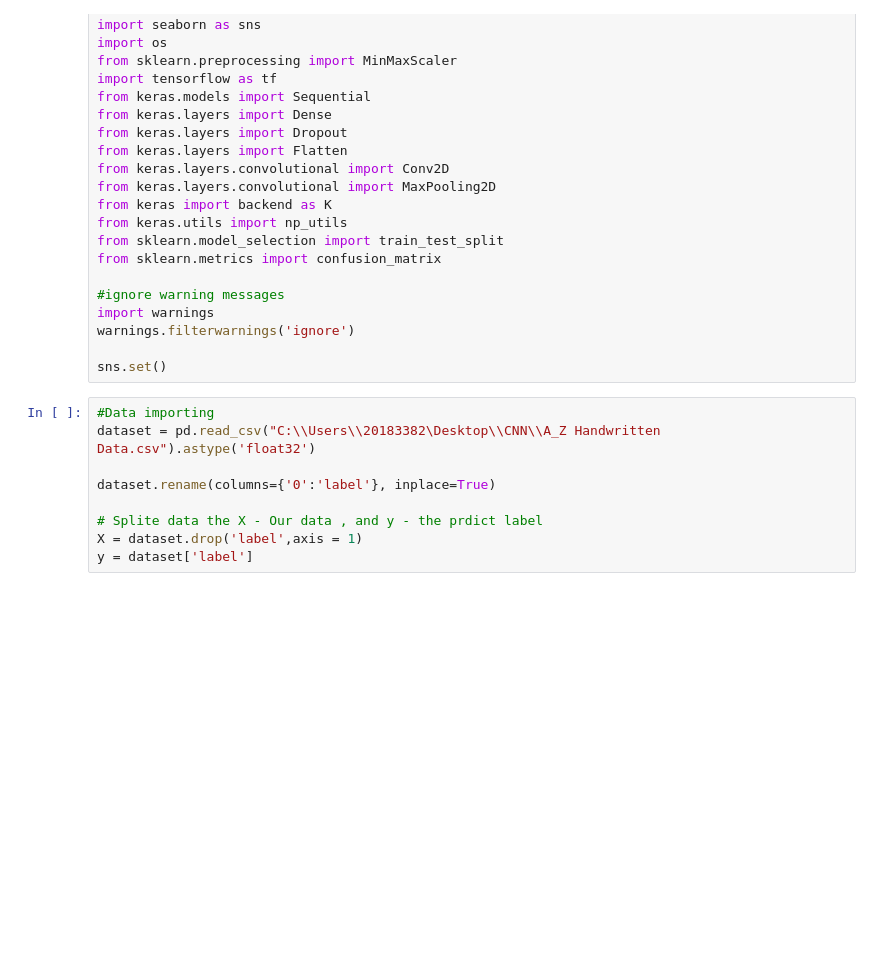
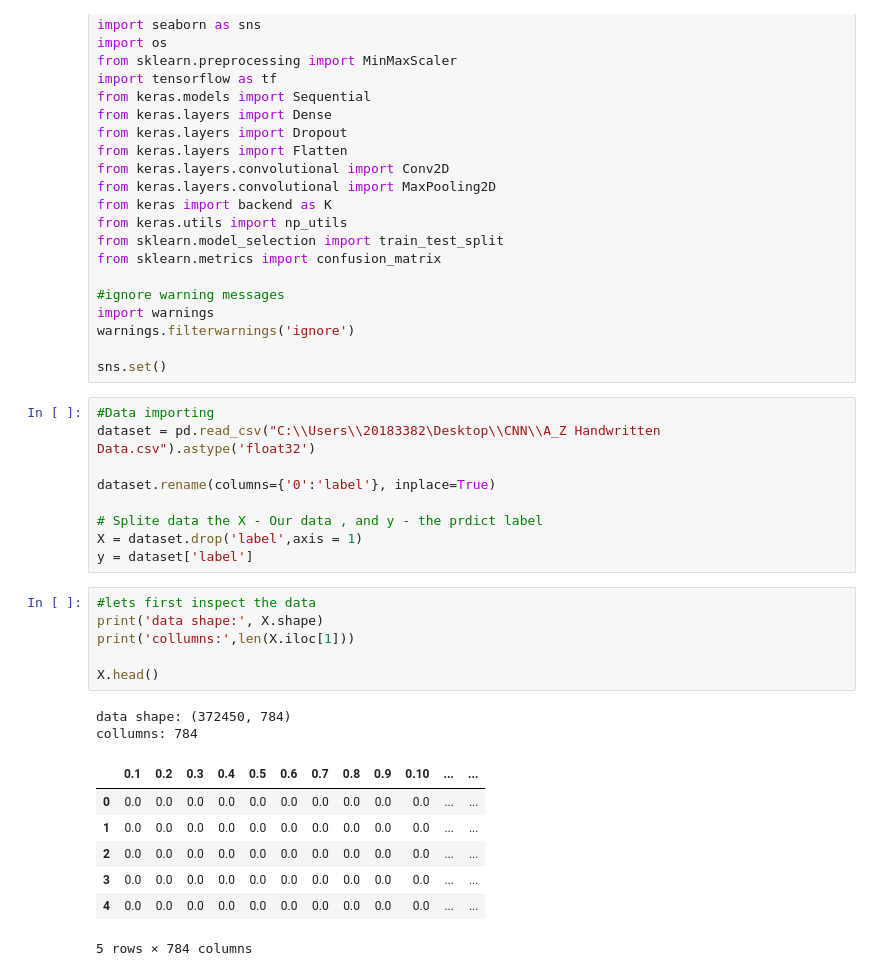
Before and after one commit to Bandabou/CNN-letter-classification, a Jupyter notebook: CNN.ipynb, the cells around one changed output. Saved outputs shown, nothing was run; the diff lists cells and outputs as text; blank space fills up the shorter version.

```diff
--- a/CNN.ipynb
+++ b/CNN.ipynb
@@ -37,3 +37,19 @@ dataset.rename(columns={'0':'label'}, inplace=True)
 # Splite data the X - Our data , and y - the prdict label
 X = dataset.drop('label',axis = 1)
 y = dataset['label']
+# %%
+#lets first inspect the data
+print('data shape:', X.shape)
+print('collumns:',len(X.iloc[1]))
+
+X.head()
+# %% [output]
+data shape: (372450, 784)
+collumns: 784
+|  | 0.1 | 0.2 | 0.3 | 0.4 | 0.5 | 0.6 | 0.7 | 0.8 | 0.9 | 0.10 | ... | ... |
+| 0 | 0.0 | 0.0 | 0.0 | 0.0 | 0.0 | 0.0 | 0.0 | 0.0 | 0.0 | 0.0 | ... | ... |
+| 1 | 0.0 | 0.0 | 0.0 | 0.0 | 0.0 | 0.0 | 0.0 | 0.0 | 0.0 | 0.0 | ... | ... |
+| 2 | 0.0 | 0.0 | 0.0 | 0.0 | 0.0 | 0.0 | 0.0 | 0.0 | 0.0 | 0.0 | ... | ... |
+| 3 | 0.0 | 0.0 | 0.0 | 0.0 | 0.0 | 0.0 | 0.0 | 0.0 | 0.0 | 0.0 | ... | ... |
+| 4 | 0.0 | 0.0 | 0.0 | 0.0 | 0.0 | 0.0 | 0.0 | 0.0 | 0.0 | 0.0 | ... | ... |
+5 rows × 784 columns
```
Also changed, not shown: parts of 5 cells of this notebook.
